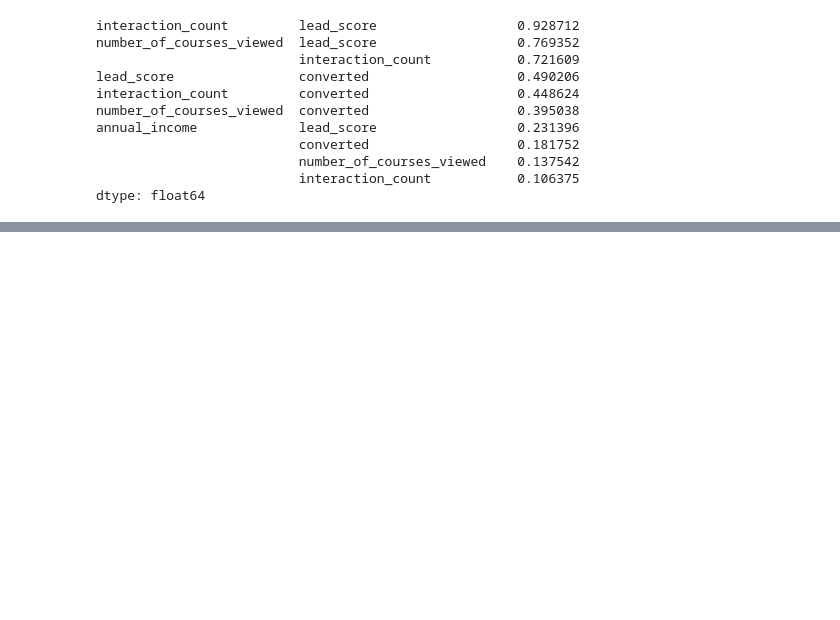
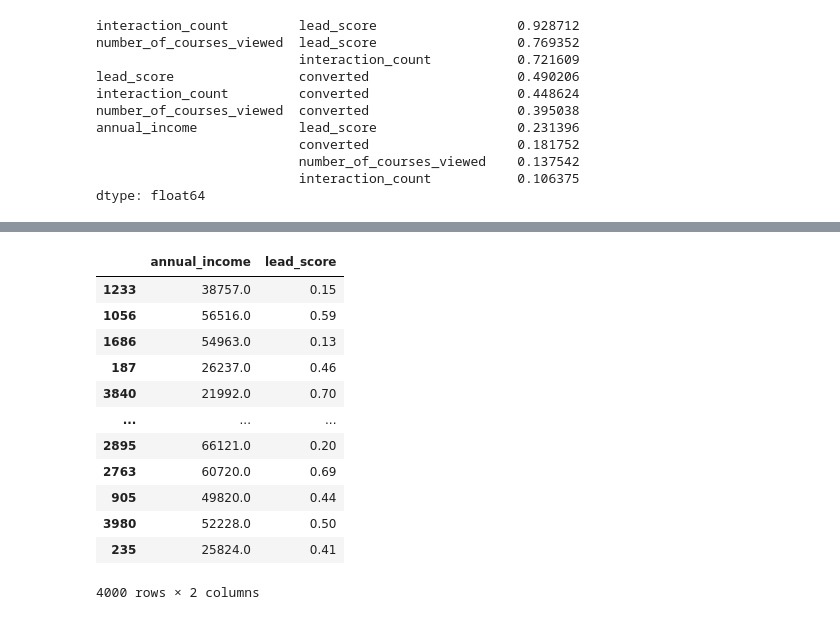
Before and after one commit to oscanx/Machine-Learning-zoomcamp-homework, a Jupyter notebook: Classification_Homework.ipynb, the cells around one changed output, grey strips where cells are left out. Cells and saved outputs as stored; diff of their text form; code cells hidden in the pictures; blank space fills up the shorter version.

```diff
--- a/Classification_Homework.ipynb
+++ b/Classification_Homework.ipynb
@@ -134,0 +192,16 @@ dtype: float64
+# %%
+df_full_train[['annual_income','lead_score']].fillna(0) # numerical features
+# %% [output]
+|  | annual_income | lead_score |
+| 1233 | 38757.0 | 0.15 |
+| 1056 | 56516.0 | 0.59 |
+| 1686 | 54963.0 | 0.13 |
+| 187 | 26237.0 | 0.46 |
+| 3840 | 21992.0 | 0.70 |
+| ... | ... | ... |
+| 2895 | 66121.0 | 0.20 |
+| 2763 | 60720.0 | 0.69 |
+| 905 | 49820.0 | 0.44 |
+| 3980 | 52228.0 | 0.50 |
+| 235 | 25824.0 | 0.41 |
+4000 rows × 2 columns
```
Also changed, not shown: parts of 10 cells of this notebook.
